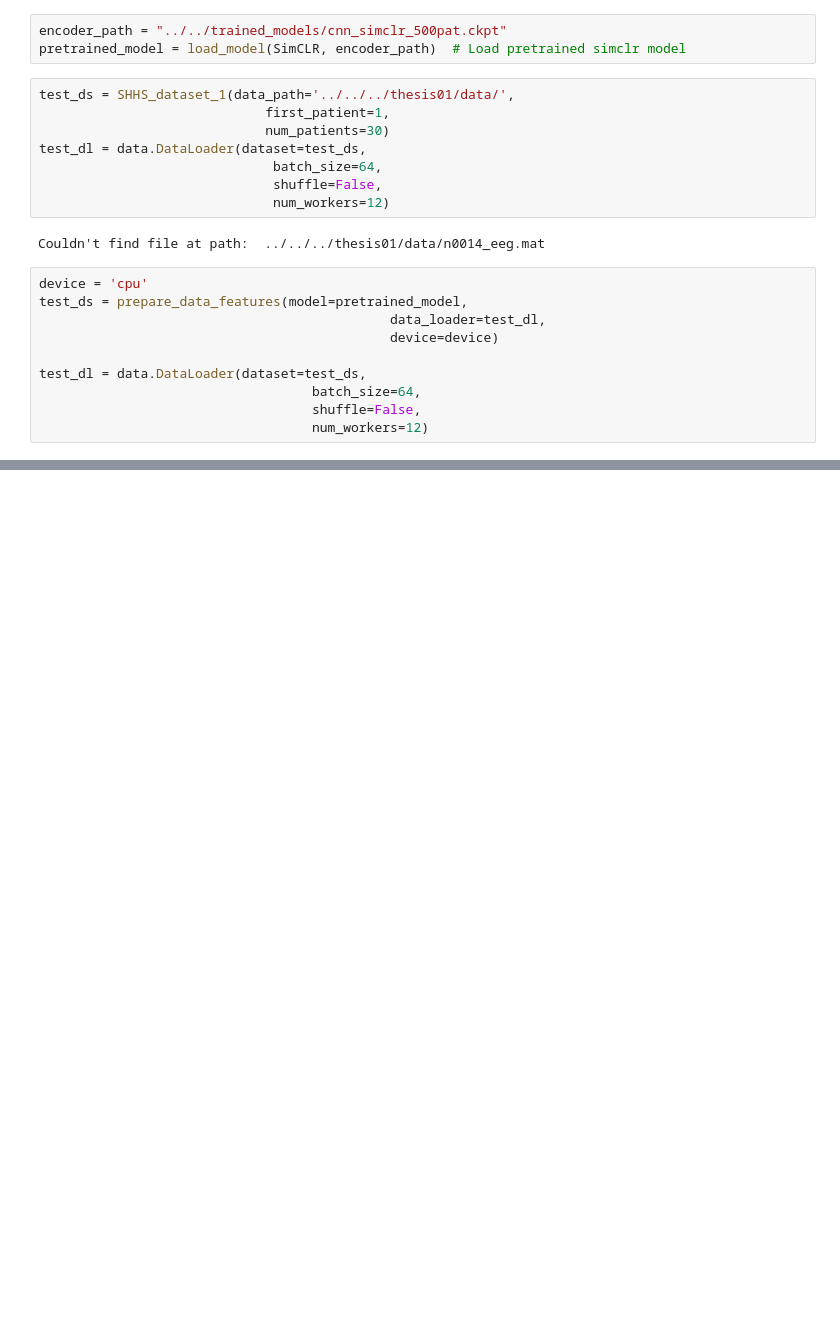
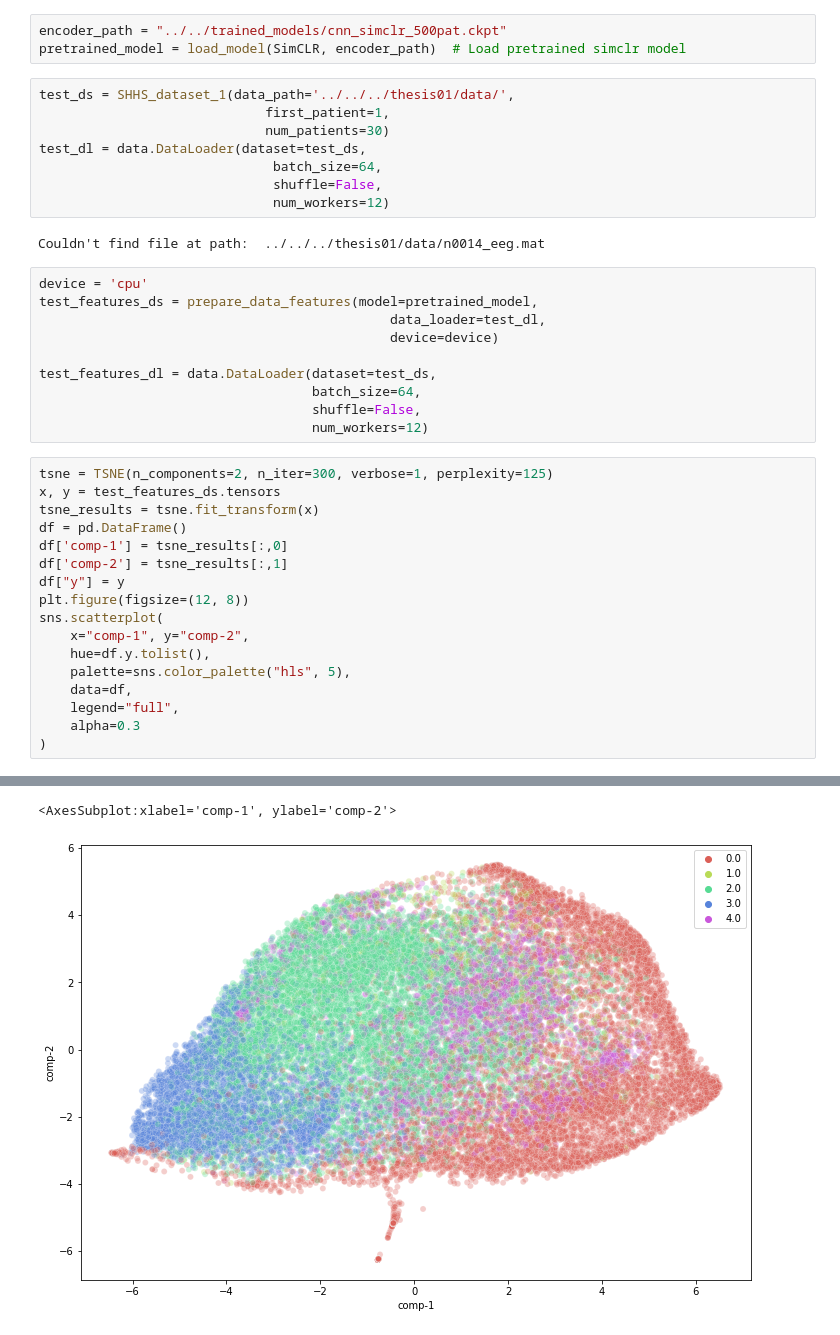
Before and after one commit to TomS55555/thesis, a Jupyter notebook: results/simclr_graph/tsne_plots.ipynb, the cells around one changed output, grey strips where cells are left out. Cells and saved outputs as stored; diff of their text form; blank space fills up the shorter version.

Commit message:
Ready to test networks

```diff
--- a/results/simclr_graph/tsne_plots.ipynb
+++ b/results/simclr_graph/tsne_plots.ipynb
@@ -25,11 +29,29 @@ test_dl = data.DataLoader(dataset=test_ds,
 Couldn't find file at path:  ../../../thesis01/data/n0014_eeg.mat
 # %%
 device = 'cpu'
-test_ds = prepare_data_features(model=pretrained_model,
+test_features_ds = prepare_data_features(model=pretrained_model,
                                              data_loader=test_dl,
                                              device=device)
 
-test_dl = data.DataLoader(dataset=test_ds,
+test_features_dl = data.DataLoader(dataset=test_ds,
                                    batch_size=64,
                                    shuffle=False,
                                    num_workers=12)
+# %%
+tsne = TSNE(n_components=2, n_iter=300, verbose=1, perplexity=125)
+x, y = test_features_ds.tensors
+tsne_results = tsne.fit_transform(x)
+df = pd.DataFrame()
+df['comp-1'] = tsne_results[:,0]
+df['comp-2'] = tsne_results[:,1]
+df["y"] = y
+plt.figure(figsize=(12, 8))
+sns.scatterplot(
+    x="comp-1", y="comp-2",
+    hue=df.y.tolist(),
+    palette=sns.color_palette("hls", 5),
+    data=df,
+    legend="full",
+    alpha=0.3
+)
+# %% [output]
@@ -36 +75,3 @@ test_dl = data.DataLoader(dataset=test_ds,
+<AxesSubplot:xlabel='comp-1', ylabel='comp-2'>
+[figure, added]
 # %%
```
Also changed, not shown: parts of 7 cells of this notebook, 1 other file.
